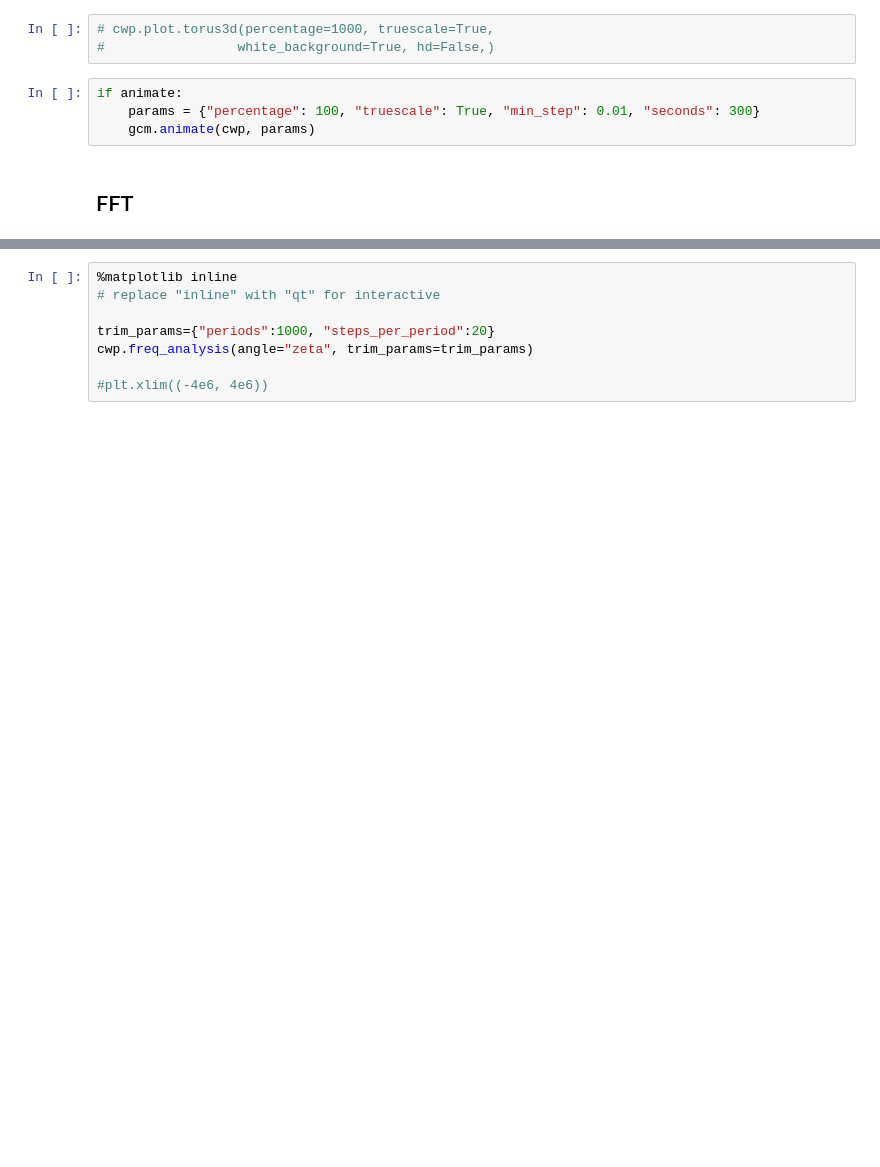
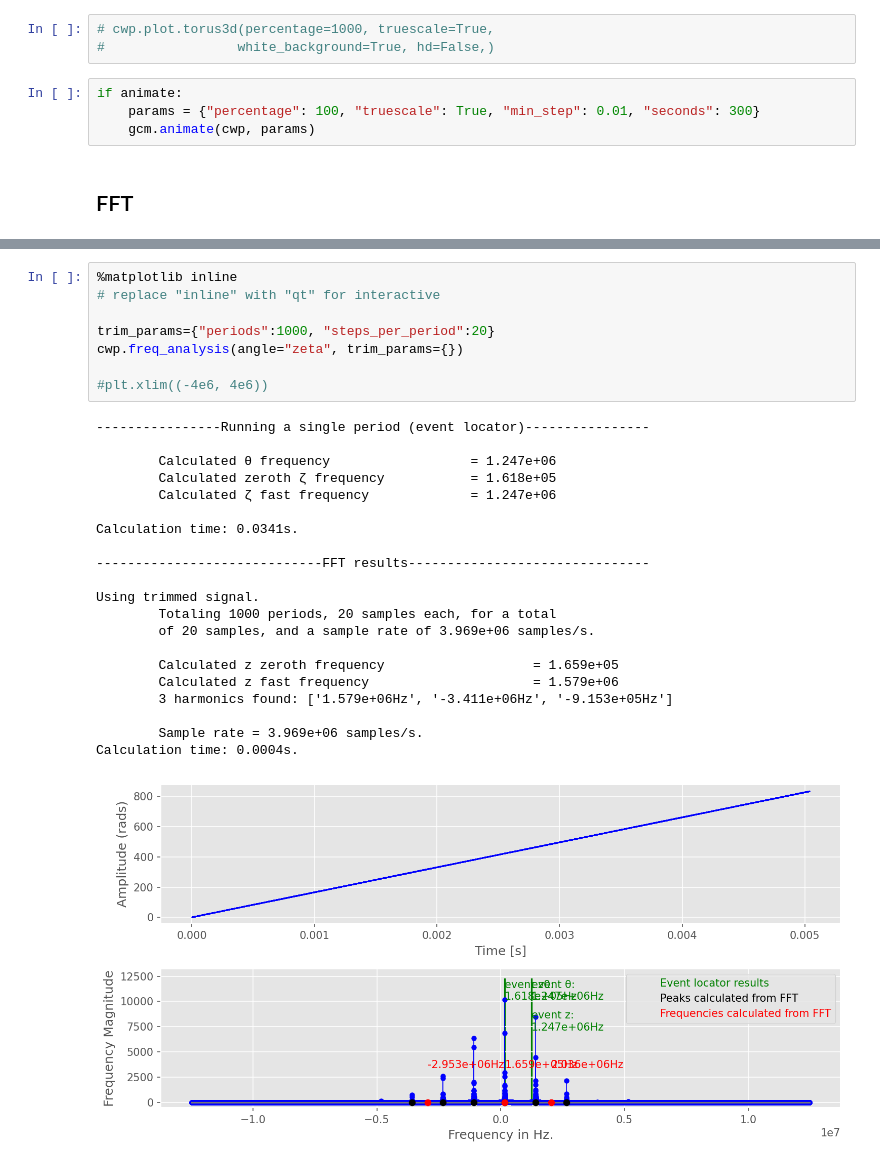
Before and after one commit to PlasmaPhy/guiding-center-motion, a Jupyter notebook: Notebook.ipynb, the cells around one changed output, grey strips where cells are left out. Saved outputs shown, nothing was run; the diff lists cells and outputs as text; blank space fills up the shorter version.

```diff
--- a/Notebook.ipynb
+++ b/Notebook.ipynb
@@ -82,8 +123,30 @@ cwp.freq_analysis(angle="theta", trim_params=trim_params)
 # %%
 %matplotlib inline
 # replace "inline" with "qt" for interactive
 
 trim_params={"periods":1000, "steps_per_period":20}
-cwp.freq_analysis(angle="zeta", trim_params=trim_params)
+cwp.freq_analysis(angle="zeta", trim_params={})
 
 #plt.xlim((-4e6, 4e6))
+# %% [output]
+----------------Running a single period (event locator)----------------
+
+        Calculated θ frequency                  = 1.247e+06
+        Calculated zeroth ζ frequency           = 1.618e+05
+        Calculated ζ fast frequency             = 1.247e+06
+
+Calculation time: 0.0341s.
+
+-----------------------------FFT results-------------------------------
+
+Using trimmed signal.
+        Totaling 1000 periods, 20 samples each, for a total
+        of 20 samples, and a sample rate of 3.969e+06 samples/s.
+
+        Calculated z zeroth frequency                   = 1.659e+05
+        Calculated z fast frequency                     = 1.579e+06
+        3 harmonics found: ['1.579e+06Hz', '-3.411e+06Hz', '-9.153e+05Hz']
+
+        Sample rate = 3.969e+06 samples/s.
+Calculation time: 0.0004s.
+[figure, added]
```
Also changed, not shown: parts of 3 cells of this notebook, 5 other files.
